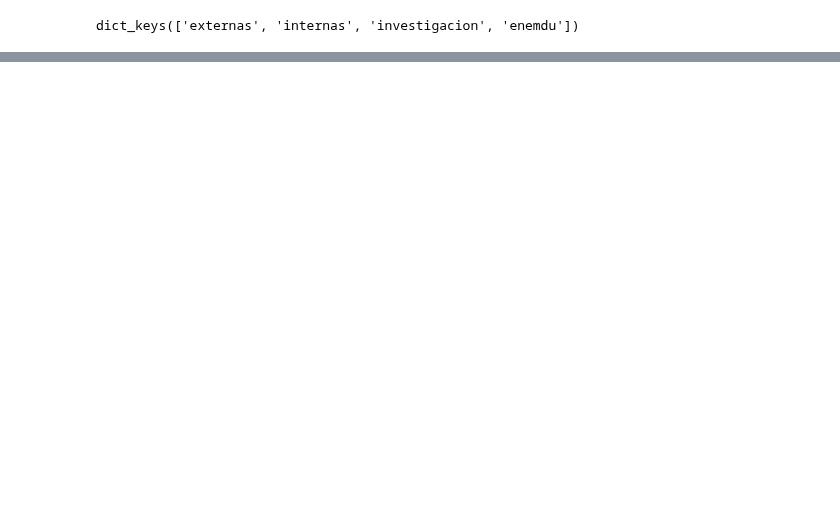
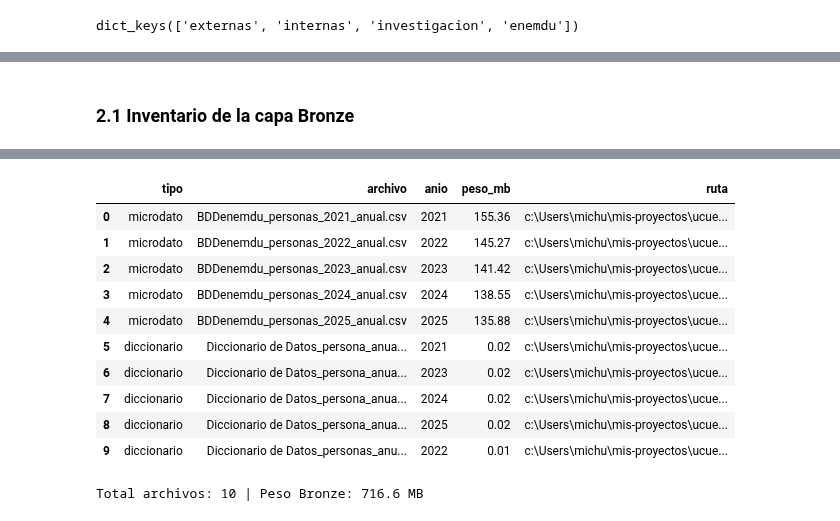
Before and after one commit to MichelleLuzA/ucuenca-sabe, a Jupyter notebook: notebooks/01_download_kaggle_enemdu.ipynb, the cells around one changed output, grey strips where cells are left out. Saved outputs shown, nothing was run; the diff lists cells and outputs as text; code cells hidden in the pictures; blank space fills up the shorter version.

```diff
--- a/notebooks/01_download_kaggle_enemdu.ipynb
+++ b/notebooks/01_download_kaggle_enemdu.ipynb
@@ -58,0 +102,14 @@ dict_keys(['externas', 'internas', 'investigacion', 'enemdu'])
+# %%
+import warnings
+import pandas as pd
+
+warnings.filterwarnings("ignore")
+pd.set_option("display.max_columns", 60)
+pd.set_option("display.width", 180)
+
+from src.processing import ENEMDUSchemaAnalyzer, ENEMDUSilverBuilder, ENEMDUGoldBuilder
+from src.processing.io_utils import ENEMDUPaths
+
+paths = ENEMDUPaths.build(PROJECT_ROOT).ensure()
+for k, v in paths.as_dict().items():
+    print(f"{k:>14}: {v}")
@@ -58,0 +124,10 @@ dict_keys(['externas', 'internas', 'investigacion', 'enemdu'])
+# %% [markdown]
+### 2.1 Inventario de la capa Bronze
+# %%
+analyzer = ENEMDUSchemaAnalyzer(paths=paths, years=range(2021, 2026))
+inventario_bronze = analyzer.inventory()
+display(inventario_bronze)
+
+print(f"\nTotal archivos: {len(inventario_bronze)} | "
+      f"Peso Bronze: {inventario_bronze['peso_mb'].sum():.1f} MB")
+# %% [output]
@@ -58,0 +135,12 @@ dict_keys(['externas', 'internas', 'investigacion', 'enemdu'])
+|  | tipo | archivo | anio | peso_mb | ruta |
+| 0 | microdato | BDDenemdu_personas_2021_anual.csv | 2021 | 155.36 | c:\Users\michu\mis-proyectos\ucue... |
+| 1 | microdato | BDDenemdu_personas_2022_anual.csv | 2022 | 145.27 | c:\Users\michu\mis-proyectos\ucue... |
+| 2 | microdato | BDDenemdu_personas_2023_anual.csv | 2023 | 141.42 | c:\Users\michu\mis-proyectos\ucue... |
+| 3 | microdato | BDDenemdu_personas_2024_anual.csv | 2024 | 138.55 | c:\Users\michu\mis-proyectos\ucue... |
+| 4 | microdato | BDDenemdu_personas_2025_anual.csv | 2025 | 135.88 | c:\Users\michu\mis-proyectos\ucue... |
+| 5 | diccionario | Diccionario de Datos_persona_anua... | 2021 | 0.02 | c:\Users\michu\mis-proyectos\ucue... |
+| 6 | diccionario | Diccionario de Datos_persona_anua... | 2023 | 0.02 | c:\Users\michu\mis-proyectos\ucue... |
+| 7 | diccionario | Diccionario de Datos_persona_anua... | 2024 | 0.02 | c:\Users\michu\mis-proyectos\ucue... |
+| 8 | diccionario | Diccionario de Datos_persona_anua... | 2025 | 0.02 | c:\Users\michu\mis-proyectos\ucue... |
+| 9 | diccionario | Diccionario de Datos_personas_anu... | 2022 | 0.01 | c:\Users\michu\mis-proyectos\ucue... |
+Total archivos: 10 | Peso Bronze: 716.6 MB
```
Also changed, not shown: parts of 50 cells of this notebook, 22 other files.
